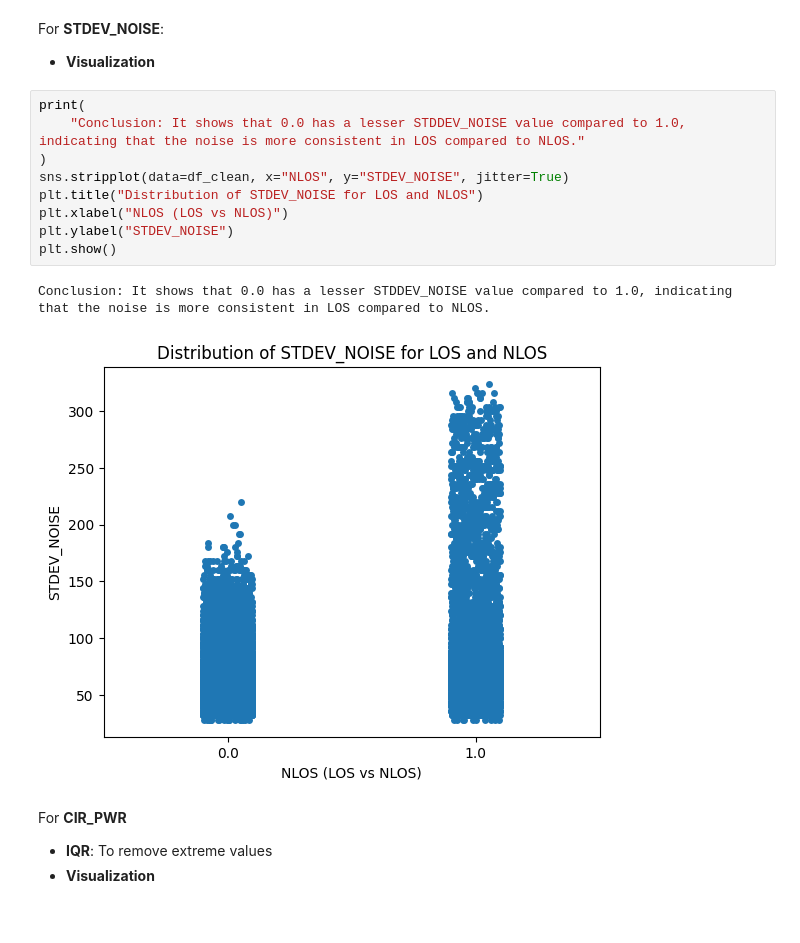
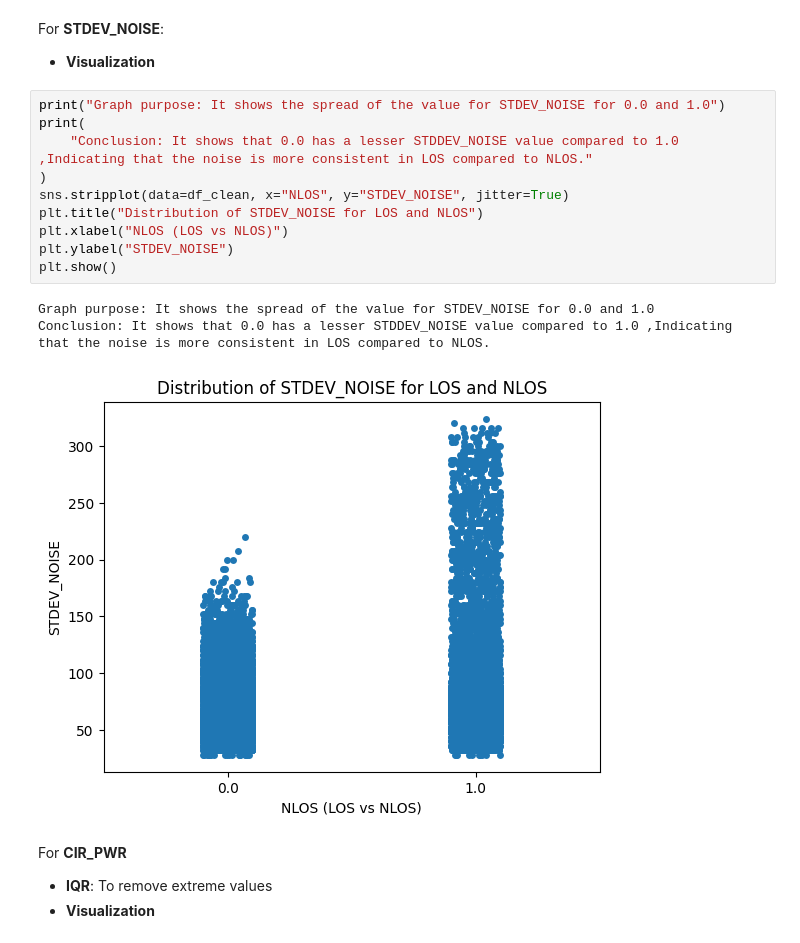
Before and after one commit to janaveniice/UoG-DA_Group17, a Jupyter notebook: los-nlos-model/model.ipynb, the cells around one changed output. Saved outputs shown, nothing was run; the diff lists cells and outputs as text.

```diff
--- a/los-nlos-model/model.ipynb
+++ b/los-nlos-model/model.ipynb
@@ -377,17 +379,19 @@ As their distributions vary indicating differences in how values are spread acro
 For **STDEV_NOISE**:
 - **Visualization**
 # %%
+print("Graph purpose: It shows the spread of the value for STDEV_NOISE for 0.0 and 1.0")
 print(
-    "Conclusion: It shows that 0.0 has a lesser STDDEV_NOISE value compared to 1.0, indicating that the noise is more consistent in LOS compared to NLOS."
+    "Conclusion: It shows that 0.0 has a lesser STDDEV_NOISE value compared to 1.0 ,Indicating that the noise is more consistent in LOS compared to NLOS."
 )
 sns.stripplot(data=df_clean, x="NLOS", y="STDEV_NOISE", jitter=True)
 plt.title("Distribution of STDEV_NOISE for LOS and NLOS")
 plt.xlabel("NLOS (LOS vs NLOS)")
 plt.ylabel("STDEV_NOISE")
 plt.show()
 # %% [output]
-Conclusion: It shows that 0.0 has a lesser STDDEV_NOISE value compared to 1.0, indicating that the noise is more consistent in LOS compared to NLOS.
+Graph purpose: It shows the spread of the value for STDEV_NOISE for 0.0 and 1.0
+Conclusion: It shows that 0.0 has a lesser STDDEV_NOISE value compared to 1.0 ,Indicating that the noise is more consistent in LOS compared to NLOS.
-[figure, old version]
+[figure, new version]
 # %% [markdown]
 For **CIR_PWR**
 - **IQR**: To remove extreme values
```
Also changed, not shown: parts of 5 cells of this notebook.
